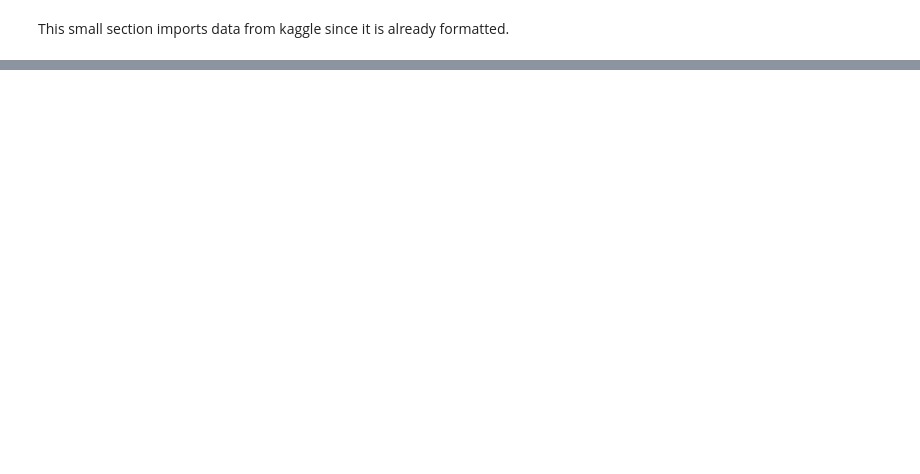
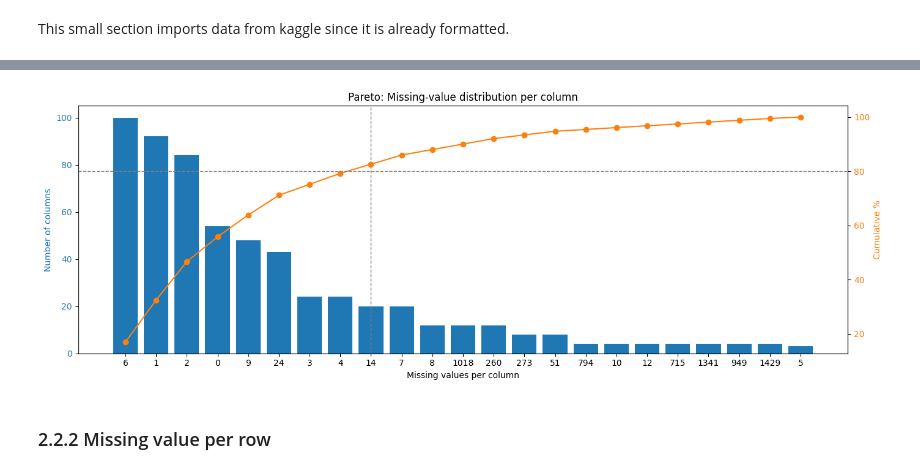
Before and after one commit to krishna1kok/DataCamp-Project, a Jupyter notebook: books/main.ipynb, the cells around one changed output, grey strips where cells are left out. Saved outputs shown, nothing was run; the diff lists cells and outputs as text; code cells hidden in the pictures; blank space fills up the shorter version.

```diff
--- a/books/main.ipynb
+++ b/books/main.ipynb
@@ -54,0 +245,41 @@ Hello everybody, this is a test
+# %%
+# Pareto chart (reuse cumulative_sum_missing_values)
+import matplotlib.pyplot as plt
+
+# rename for convenience
+pareto_df = cumulative_sum_missing_values.copy()
+
+# ensure sorted by descending total_columns
+pareto_df = pareto_df.sort_values('total_columns', ascending=False).reset_index(drop=True)
+
+# strings for x‐axis
+x = pareto_df['count_missing_val'].astype(str)
+
+fig, ax1 = plt.subplots(figsize=(14,5))
+
+# bar: number of columns
+ax1.bar(x, pareto_df['total_columns'], color='C0', label='# columns')
+ax1.set_xlabel('Missing values per column')
+ax1.set_ylabel('Number of columns', color='C0')
+ax1.tick_params(axis='y', labelcolor='C0')
+
+# twin axis for cumulative %
+ax2 = ax1.twinx()
+ax2.plot(x, pareto_df['cumulative_sum(%)'], color='C1', marker='o', label='Cumulative %')
+ax2.set_ylabel('Cumulative %', color='C1')
+ax2.tick_params(axis='y', labelcolor='C1')
+
+# draw 80% threshold line
+ax2.axhline(80, color='grey', linestyle='--', linewidth=1)
+# find first x where cum pct ≥80
+idx80 = pareto_df[pareto_df['cumulative_sum(%)'] >= 80].index.min()
+ax1.axvline(idx80, color='grey', linestyle='--', linewidth=1)
+
+plt.title('Pareto: Missing‐value distribution per column')
+plt.xticks(rotation=0)
+plt.tight_layout()
+plt.show()
+# %% [output]
+[figure, added]
+# %% [markdown]
+### 2.2.2 Missing value per row
```
Also changed, not shown: parts of 37 cells of this notebook.
